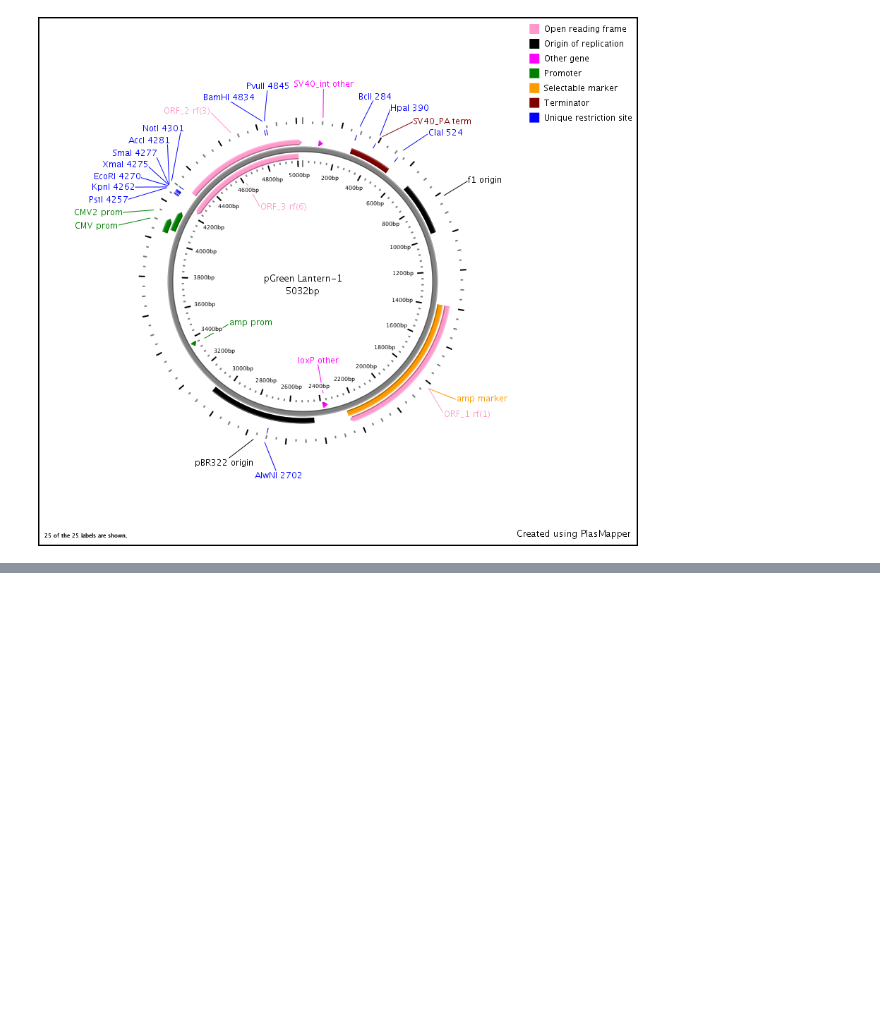
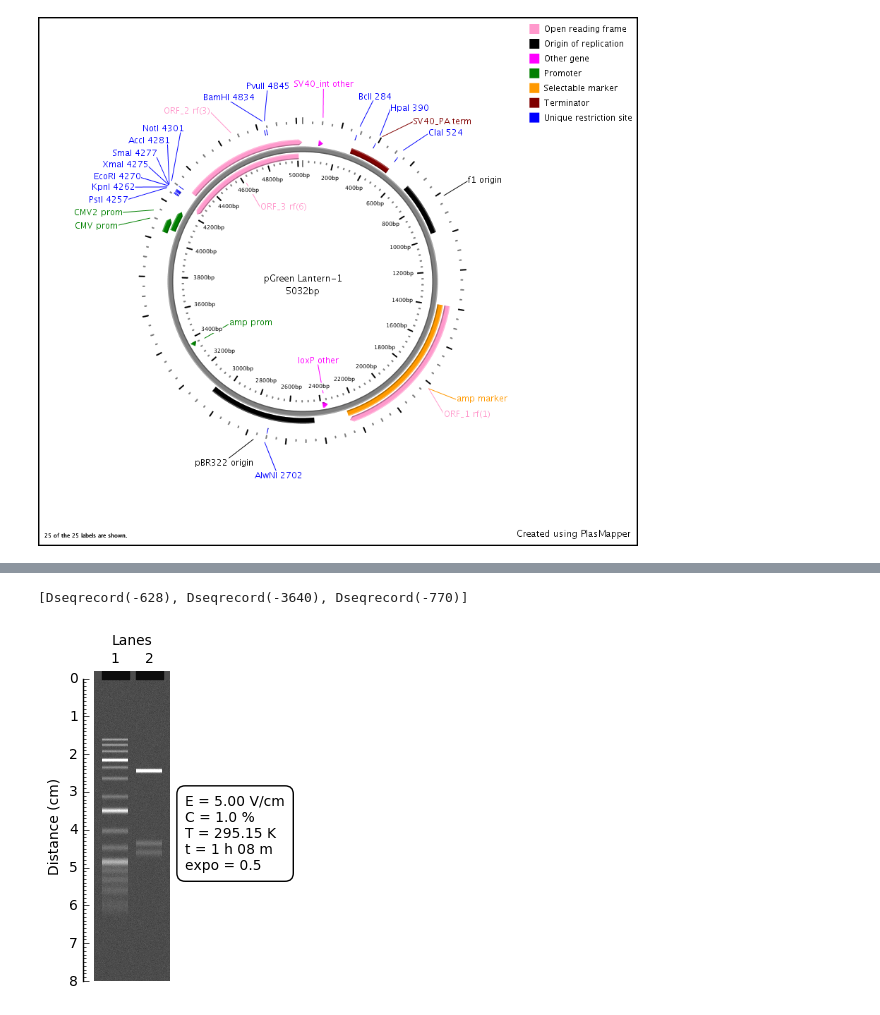
Before and after one commit to BjornFJohansson/pydna-examples, a Jupyter notebook: pGreenLantern1.ipynb, the cells around one changed output, grey strips where cells are left out. Drawn from its saved outputs; the diff is of its cells as text; code cells hidden in the pictures; blank space fills up the shorter version.

```diff
--- a/pGreenLantern1.ipynb
+++ b/pGreenLantern1.ipynb
@@ -242,0 +250,6 @@ Image("plasMap203_1479761881670.png", width=600)
+# %%
+fragments = pGreenLantern1.cut(NdeI)
+# %%
+fragments
+# %% [output]
+[Dseqrecord(-628), Dseqrecord(-3640), Dseqrecord(-770)]
@@ -242,0 +258,7 @@ Image("plasMap203_1479761881670.png", width=600)
+# %%
+%matplotlib inline
+gel=pydna.Gel([weight_standard_sample('1kb+_GeneRuler'), fragments])
+# %%
+gel.run()
+# %% [output]
+[figure, added]
```
Also changed, not shown: parts of 9 cells of this notebook, 2 other files.
